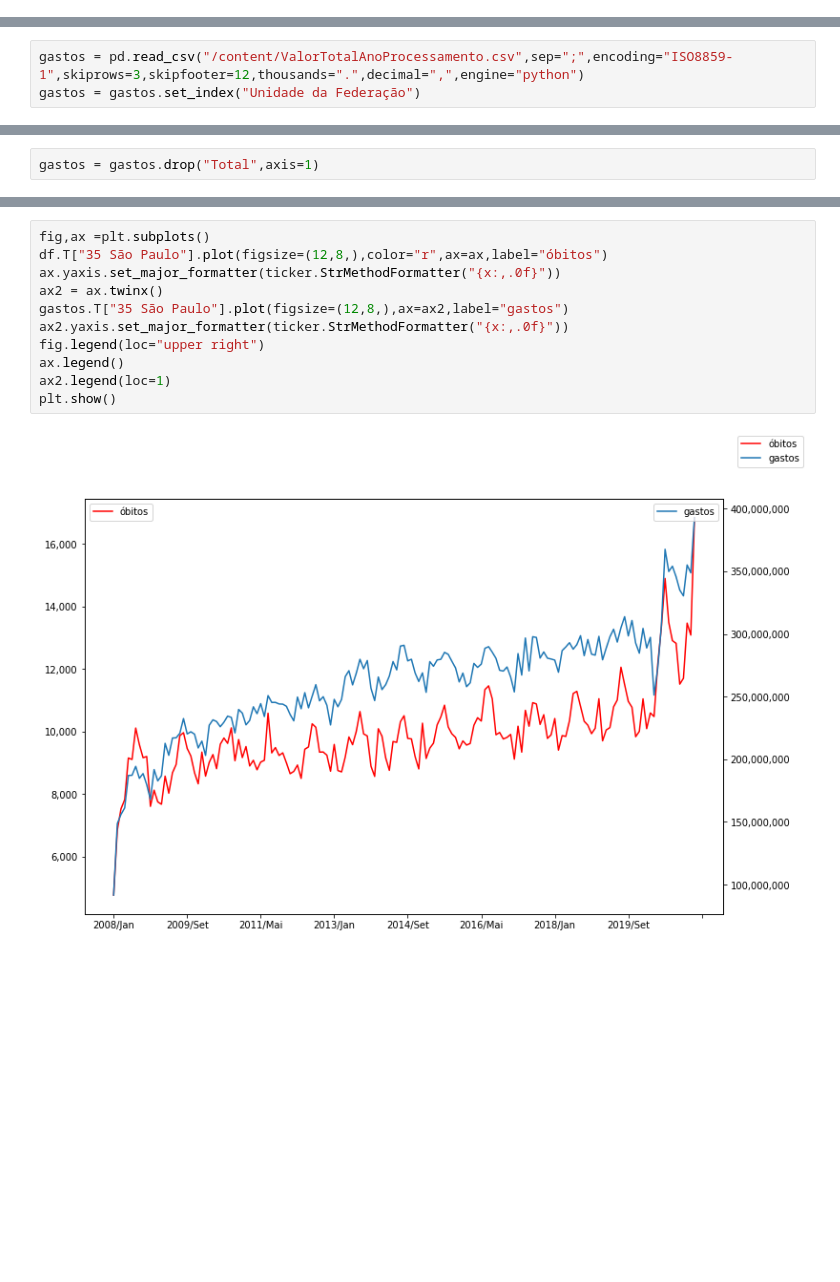
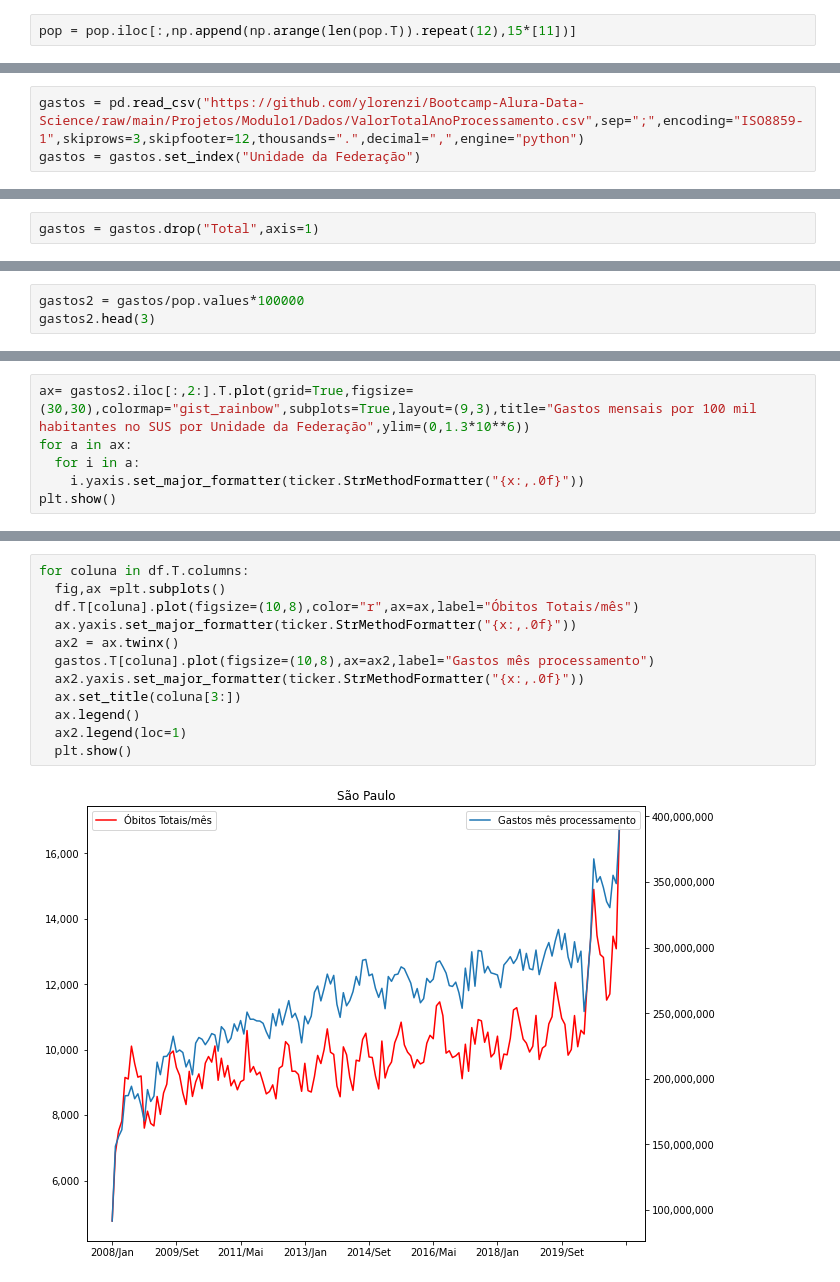
Before and after one commit to ylorenzi/Bootcamp-Alura-Data-Science, a Jupyter notebook: Projetos/Modulo1/Projeto_Modulo1.ipynb, the cells around one changed output, grey strips where cells are left out. Saved outputs shown, nothing was run; the diff lists cells and outputs as text; blank space fills up the shorter version.

```diff
--- a/Projetos/Modulo1/Projeto_Modulo1.ipynb
+++ b/Projetos/Modulo1/Projeto_Modulo1.ipynb
@@ -76 +122,3 @@ pop.head()
+# %%
+pop = pop.iloc[:,np.append(np.arange(len(pop.T)).repeat(12),15*[11])]
 # %%
@@ -85,5 +197,5 @@ pop.T.head()
 # %%
-gastos = pd.read_csv("/content/ValorTotalAnoProcessamento.csv",sep=";",encoding="ISO8859-1",skiprows=3,skipfooter=12,thousands=".",decimal=",",engine="python")
+gastos = pd.read_csv("https://github.com/ylorenzi/Bootcamp-Alura-Data-Science/raw/main/Projetos/Modulo1/Dados/ValorTotalAnoProcessamento.csv",sep=";",encoding="ISO8859-1",skiprows=3,skipfooter=12,thousands=".",decimal=",",engine="python")
 gastos = gastos.set_index("Unidade da Federação")
 # %%
 gastos.head(3)
@@ -104,0 +221,3 @@ gastos = gastos.drop("Total",axis=1)
+# %%
+gastos2 = gastos/pop.values*100000
+gastos2.head(3)
@@ -104,0 +233,6 @@ gastos = gastos.drop("Total",axis=1)
+# %%
+ax= gastos2.iloc[:,2:].T.plot(grid=True,figsize=(30,30),colormap="gist_rainbow",subplots=True,layout=(9,3),title="Gastos mensais por 100 mil habitantes no SUS por Unidade da Federação",ylim=(0,1.3*10**6))
+for a in ax:
+  for i in a:
+    i.yaxis.set_major_formatter(ticker.StrMethodFormatter("{x:,.0f}"))
+plt.show()
@@ -105,13 +281,14 @@ gastos = gastos.drop("Total",axis=1)
 # %%
-fig,ax =plt.subplots()
-df.T["35 São Paulo"].plot(figsize=(12,8,),color="r",ax=ax,label="óbitos")
-ax.yaxis.set_major_formatter(ticker.StrMethodFormatter("{x:,.0f}"))
-ax2 = ax.twinx()
-gastos.T["35 São Paulo"].plot(figsize=(12,8,),ax=ax2,label="gastos")
-ax2.yaxis.set_major_formatter(ticker.StrMethodFormatter("{x:,.0f}"))
-fig.legend(loc="upper right")
-ax.legend()
-ax2.legend(loc=1)
-plt.show()
+for coluna in df.T.columns:
+  fig,ax =plt.subplots()
+  df.T[coluna].plot(figsize=(10,8),color="r",ax=ax,label="Óbitos Totais/mês")
+  ax.yaxis.set_major_formatter(ticker.StrMethodFormatter("{x:,.0f}"))
+  ax2 = ax.twinx()
+  gastos.T[coluna].plot(figsize=(10,8),ax=ax2,label="Gastos mês processamento")
+  ax2.yaxis.set_major_formatter(ticker.StrMethodFormatter("{x:,.0f}"))
+  ax.set_title(coluna[3:])
+  ax.legend()
+  ax2.legend(loc=1)
+  plt.show()
 # %% [output]
-[figure, old version]
+[figure, new version]
```
Also changed, not shown: parts of 62 cells of this notebook.
